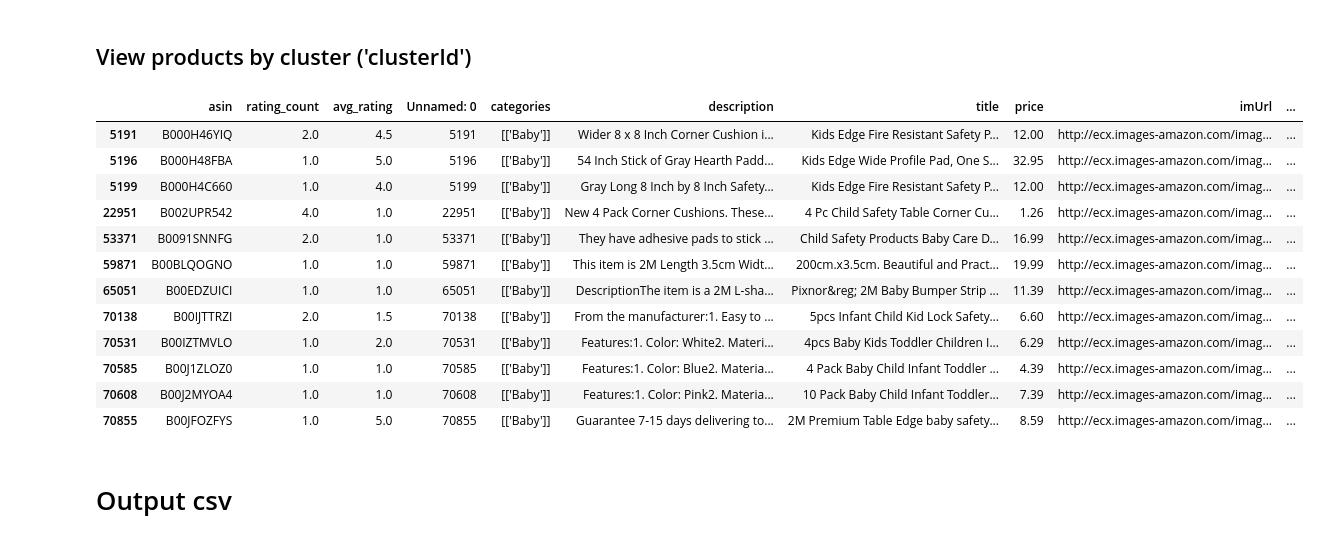
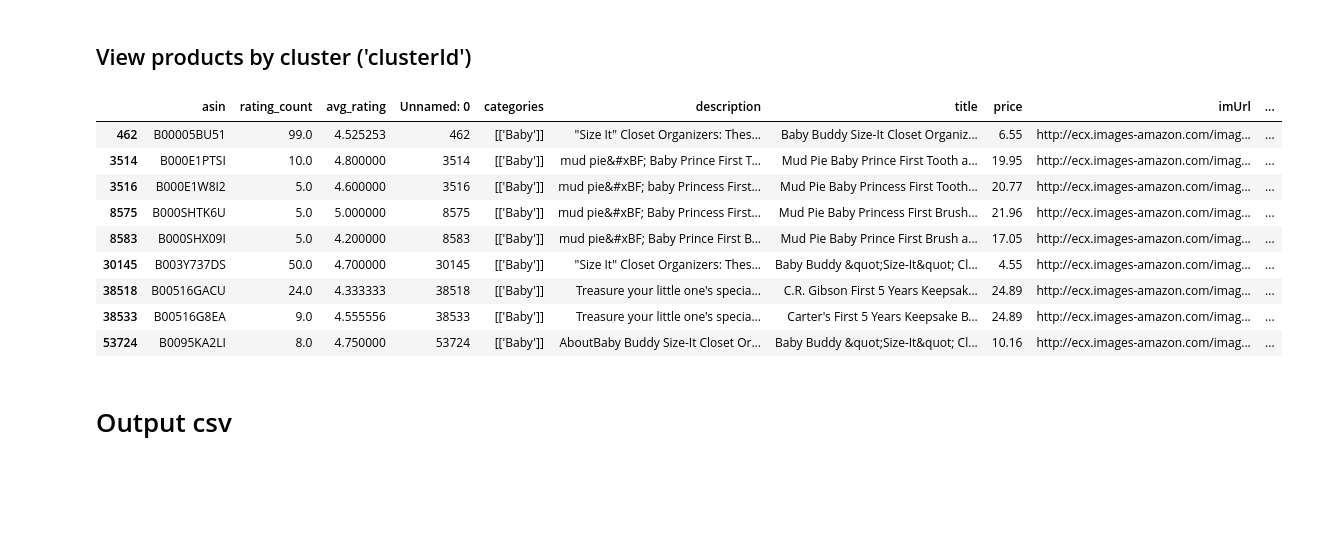
Before and after one commit to wezteoh/hack_on_data, a Jupyter notebook: clustering/cluster_attributes.ipynb, the cells around one changed output. Drawn from its saved outputs; the diff is of its cells as text; code cells hidden in the pictures; blank space fills up the shorter version.

```diff
--- a/clustering/cluster_attributes.ipynb
+++ b/clustering/cluster_attributes.ipynb
@@ -37,3 +19,5 @@ baby_product_rating_summary_df=create_product_rating_summary_df(baby_rating_df,
+# %%
+baby_product_rating_summary_df=pd.read_csv('baby_product_rating_summary.csv')[['asin', 'rating_count', 'avg_rating']]
 # %%
 baby_product_summary_df = baby_product_rating_summary_df.join(baby_meta_df.set_index('asin'), on='asin')\
                             .join(baby_cluster_df.set_index('asin'), on='asin')
@@ -92,7 +76,7 @@ baby_cluster_price_summary_df = create_cluster_price_summary_df(baby_cluster_df,
 ## Combine attributes
 # %%
 pd.options.display.max_columns = 20
-pd.options.display.max_rows = 200
+pd.options.display.max_rows = 800
 # %%
 baby_cluster_summary_df = baby_cluster_rating_summary_df.join(baby_cluster_price_summary_df.\
                                                               set_index('clusterId'), on='clusterId')
@@ -126,7 +113,7 @@ baby_cluster_summary_df.sort_values(by='cluster_avg_rating')
 from IPython.core.display import display, HTML
 display(HTML("<style>.container { width:80% !important; }</style>"))
 pd.set_option('display.expand_frame_repr', False)
-pd.set_option('max_colwidth', 120)
+pd.set_option('max_colwidth', 300)
 # %% [markdown]
 ## View single product ('asin')
 # %%
@@ -137,21 +124,18 @@ baby_product_summary_df.loc[baby_product_summary_df['asin'] == '0980027500']
 # %% [markdown]
 ## View products by cluster ('clusterId')
 # %%
-baby_product_summary_df.loc[baby_product_summary_df['clusterId'] == 3208]
+baby_product_summary_df.loc[baby_product_summary_df['clusterId'] == 1928]
 # %% [output]
 |  | asin | rating_count | avg_rating | Unnamed: 0 | categories | description | title | price | imUrl | ... |
-| 5191 | B000H46YIQ | 2.0 | 4.5 | 5191 | [['Baby']] | Wider 8 x 8 Inch Corner Cushion i... | Kids Edge Fire Resistant Safety P... | 12.00 | http://ecx.images-amazon.com/imag... | ... |
-| 5196 | B000H48FBA | 1.0 | 5.0 | 5196 | [['Baby']] | 54 Inch Stick of Gray Hearth Padd... | Kids Edge Wide Profile Pad, One S... | 32.95 | http://ecx.images-amazon.com/imag... | ... |
-| 5199 | B000H4C660 | 1.0 | 4.0 | 5199 | [['Baby']] | Gray Long 8 Inch by 8 Inch Safety... | Kids Edge Fire Resistant Safety P... | 12.00 | http://ecx.images-amazon.com/imag... | ... |
-| 22951 | B002UPR542 | 4.0 | 1.0 | 22951 | [['Baby']] | New 4 Pack Corner Cushions. These... | 4 Pc Child Safety Table Corner Cu... | 1.26 | http://ecx.images-amazon.com/imag... | ... |
-| 53371 | B0091SNNFG | 2.0 | 1.0 | 53371 | [['Baby']] | They have adhesive pads to stick ... | Child Safety Products Baby Care D... | 16.99 | http://ecx.images-amazon.com/imag... | ... |
-| 59871 | B00BLQOGNO | 1.0 | 1.0 | 59871 | [['Baby']] | This item is 2M Length 3.5cm Widt... | 200cm.x3.5cm. Beautiful and Pract... | 19.99 | http://ecx.images-amazon.com/imag... | ... |
-| 65051 | B00EDZUICI | 1.0 | 1.0 | 65051 | [['Baby']] | DescriptionThe item is a 2M L-sha... | Pixnor&reg; 2M Baby Bumper Strip ... | 11.39 | http://ecx.images-amazon.com/imag... | ... |
-| 70138 | B00IJTTRZI | 2.0 | 1.5 | 70138 | [['Baby']] | From the manufacturer:1. Easy to ... | 5pcs Infant Child Kid Lock Safety... | 6.60 | http://ecx.images-amazon.com/imag... | ... |
-| 70531 | B00IZTMVLO | 1.0 | 2.0 | 70531 | [['Baby']] | Features:1. Color: White2. Materi... | 4pcs Baby Kids Toddler Children I... | 6.29 | http://ecx.images-amazon.com/imag... | ... |
-| 70585 | B00J1ZLOZ0 | 1.0 | 1.0 | 70585 | [['Baby']] | Features:1. Color: Blue2. Materia... | 4 Pack Baby Child Infant Toddler ... | 4.39 | http://ecx.images-amazon.com/imag... | ... |
-| 70608 | B00J2MYOA4 | 1.0 | 1.0 | 70608 | [['Baby']] | Features:1. Color: Pink2. Materia... | 10 Pack Baby Child Infant Toddler... | 7.39 | http://ecx.images-amazon.com/imag... | ... |
-| 70855 | B00JFOZFYS | 1.0 | 5.0 | 70855 | [['Baby']] | Guarantee 7-15 days delivering to... | 2M Premium Table Edge baby safety... | 8.59 | http://ecx.images-amazon.com/imag... | ... |
+| 462 | B00005BU51 | 99.0 | 4.525253 | 462 | [['Baby']] | "Size It" Closet Organizers: Thes... | Baby Buddy Size-It Closet Organiz... | 6.55 | http://ecx.images-amazon.com/imag... | ... |
+| 3514 | B000E1PTSI | 10.0 | 4.800000 | 3514 | [['Baby']] | mud pie&#xBF; Baby Prince First T... | Mud Pie Baby Prince First Tooth a... | 19.95 | http://ecx.images-amazon.com/imag... | ... |
+| 3516 | B000E1W8I2 | 5.0 | 4.600000 | 3516 | [['Baby']] | mud pie&#xBF; baby Princess First... | Mud Pie Baby Princess First Tooth... | 20.77 | http://ecx.images-amazon.com/imag... | ... |
+| 8575 | B000SHTK6U | 5.0 | 5.000000 | 8575 | [['Baby']] | mud pie&#xBF; Baby Princess First... | Mud Pie Baby Princess First Brush... | 21.96 | http://ecx.images-amazon.com/imag... | ... |
+| 8583 | B000SHX09I | 5.0 | 4.200000 | 8583 | [['Baby']] | mud pie&#xBF; Baby Prince First B... | Mud Pie Baby Prince First Brush a... | 17.05 | http://ecx.images-amazon.com/imag... | ... |
+| 30145 | B003Y737DS | 50.0 | 4.700000 | 30145 | [['Baby']] | "Size It" Closet Organizers: Thes... | Baby Buddy &quot;Size-It&quot; Cl... | 4.55 | http://ecx.images-amazon.com/imag... | ... |
+| 38518 | B00516GACU | 24.0 | 4.333333 | 38518 | [['Baby']] | Treasure your little one's specia... | C.R. Gibson First 5 Years Keepsak... | 24.89 | http://ecx.images-amazon.com/imag... | ... |
+| 38533 | B00516G8EA | 9.0 | 4.555556 | 38533 | [['Baby']] | Treasure your little one's specia... | Carter's First 5 Years Keepsake B... | 24.89 | http://ecx.images-amazon.com/imag... | ... |
+| 53724 | B0095KA2LI | 8.0 | 4.750000 | 53724 | [['Baby']] | AboutBaby Buddy Size-It Closet Or... | Baby Buddy &quot;Size-It&quot; Cl... | 10.16 | http://ecx.images-amazon.com/imag... | ... |
 # %% [markdown]
 # Output csv
 # %%
```
Also changed, not shown: parts of 8 cells of this notebook, 1 other file.
